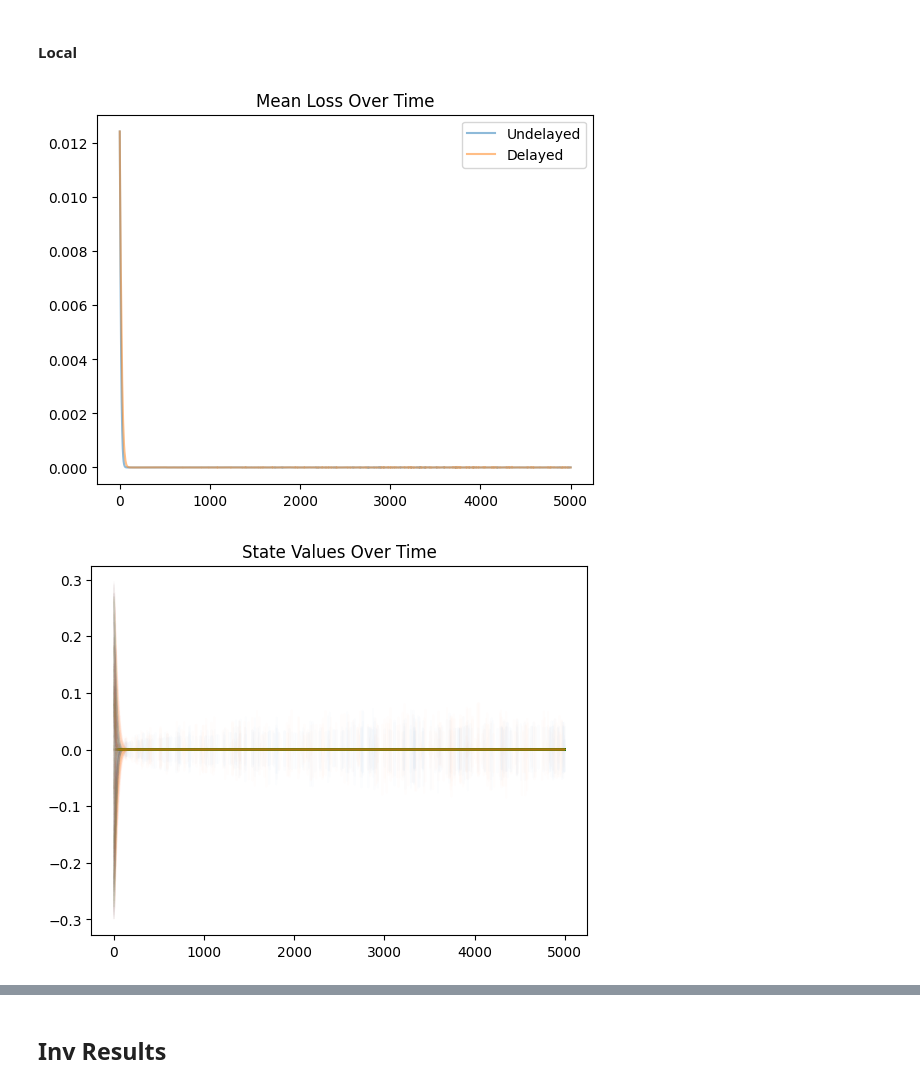
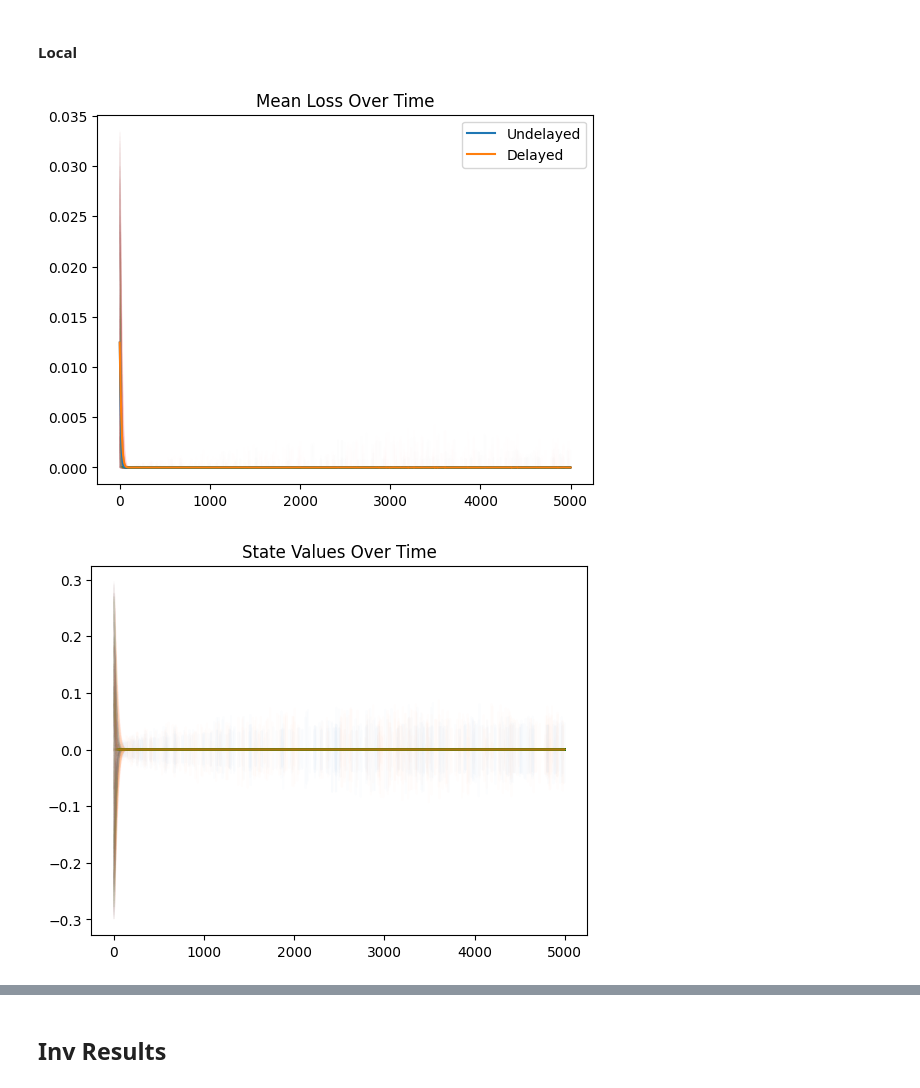
Before and after one commit to ebensonm/delay-optimizer, a Jupyter notebook: DelayEffects/stability.ipynb, the cells around one changed output, grey strips where cells are left out. Saved outputs shown, nothing was run; the diff lists cells and outputs as text; code cells hidden in the pictures.

```diff
--- a/DelayEffects/stability.ipynb
+++ b/DelayEffects/stability.ipynb
@@ -166,9 +10,0 @@ del_inv_data = stable_handler.optimize(
-# %%
-undel_data = undel_inv_data
-del_data = del_inv_data
-xlim = [-3, 3]
-
-plot_time_loss(undel_data, del_data)
-plot_time_state(undel_data, del_data)
-plot_final_states(undel_data, xlim=xlim)
-plot_final_states(del_data, xlim=xlim)
@@ -205,9 +10,0 @@ del_loc_const_data = stable_handler.optimize(
-# %%
-undel_data = undel_loc_const_data
-del_data = del_loc_const_data
-xlim = [-3, 3]
-
-plot_time_loss(undel_data, del_data)
-plot_time_state(undel_data, del_data)
-plot_final_states(undel_data, xlim=xlim)
-plot_final_states(del_data, xlim=xlim)
@@ -243,9 +10,0 @@ del_loc_linear_data = stable_handler.optimize(
-# %%
-undel_data = undel_loc_linear_data
-del_data = del_loc_linear_data
-xlim = [-3, 3]
-
-plot_time_loss(undel_data, del_data)
-plot_time_state(undel_data, del_data)
-plot_final_states(undel_data, xlim=xlim)
-plot_final_states(del_data, xlim=xlim)
@@ -281,9 +10,0 @@ del_loc_inv_data = stable_handler.optimize(
-# %%
-undel_data = undel_loc_inv_data
-del_data = del_loc_inv_data
-xlim = [-3, 3]
-
-plot_time_loss(undel_data, del_data)
-plot_time_state(undel_data, del_data)
-plot_final_states(undel_data, xlim=xlim)
-plot_final_states(del_data, xlim=xlim)
@@ -397,16 +152,16 @@ plot_final_states(del_data, xlim=xlim)
 # %% [markdown]
 #### Local
 # %%
-undel_data = Data.load("Data/stable1d_undel_const_stable_local.dat")
-del_data = Data.load("Data/stable1d_stochL1_const_stable_local.dat")
+undel_data = Data.load("../data/stable1d_undel_const_small_local.dat")
+del_data = Data.load("../data/stable1d_stochL1_const_small_local.dat")
 xlim = [-3, 3]
 
 plot_time_loss(undel_data, del_data)
 plot_time_state(undel_data, del_data)
 plot_final_states(undel_data, xlim=xlim)
 plot_final_states(del_data, xlim=xlim)
 # %% [output]
-[figure, old version]
+[figure, new version]
 [figure]
 [figure]
 [figure]
```
Also changed, not shown: parts of 60 cells of this notebook, 1 other file.
